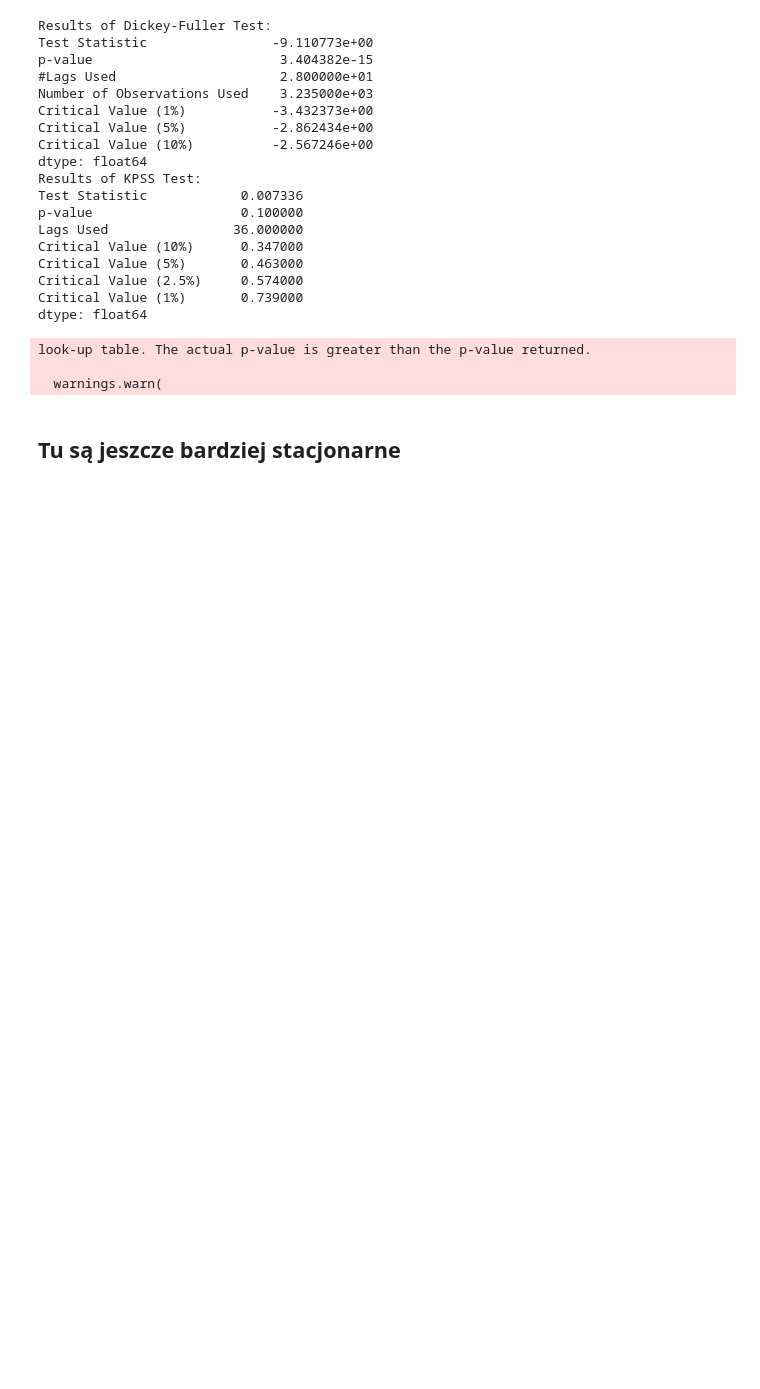
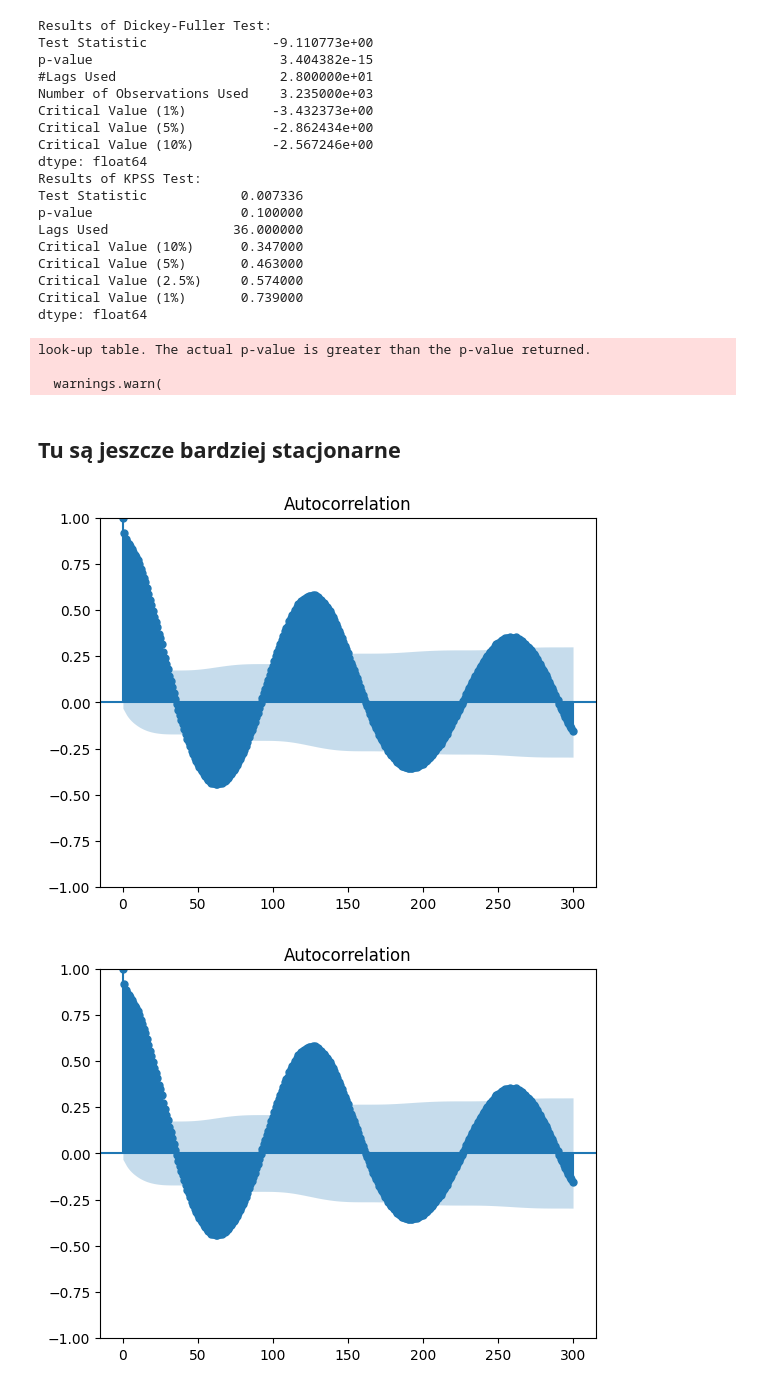
Before and after one commit to Wotaker/timeseries-models, a Jupyter notebook: models/ESN/sunspots.ipynb, the cells around one changed output. Saved outputs shown, nothing was run; the diff lists cells and outputs as text; code cells hidden in the pictures; blank space fills up the shorter version.

```diff
--- a/models/ESN/sunspots.ipynb
+++ b/models/ESN/sunspots.ipynb
@@ -136,0 +150,5 @@ look-up table. The actual p-value is greater than the p-value returned.
+# %%
+plot_acf(df[TOTAL], lags=300)
+# %% [output]
+[figure, added]
+[figure, added]
```
Also changed, not shown: parts of 28 cells of this notebook, 1 other file.
